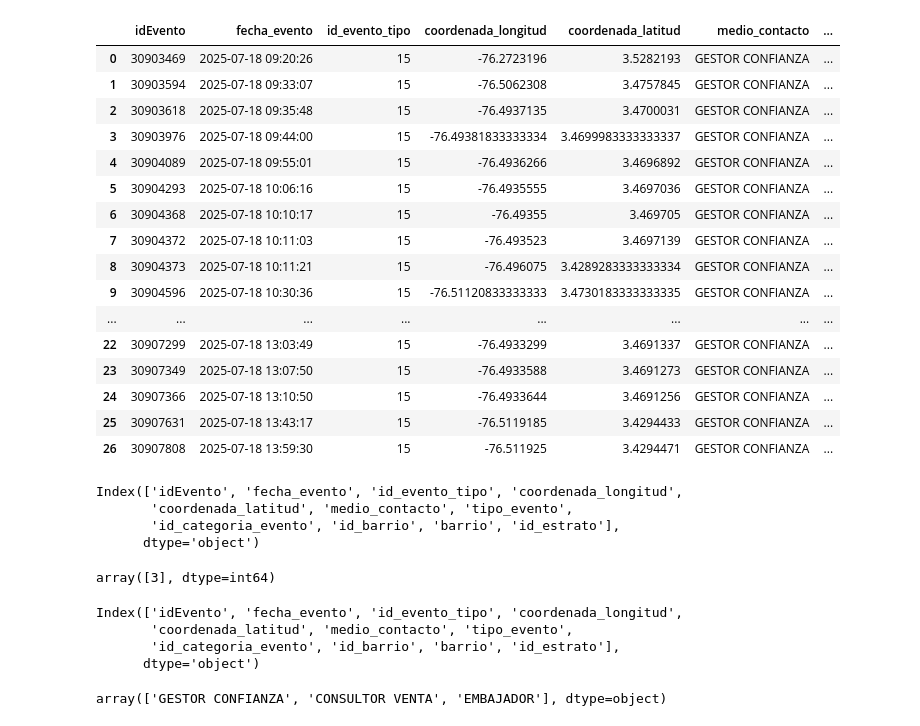
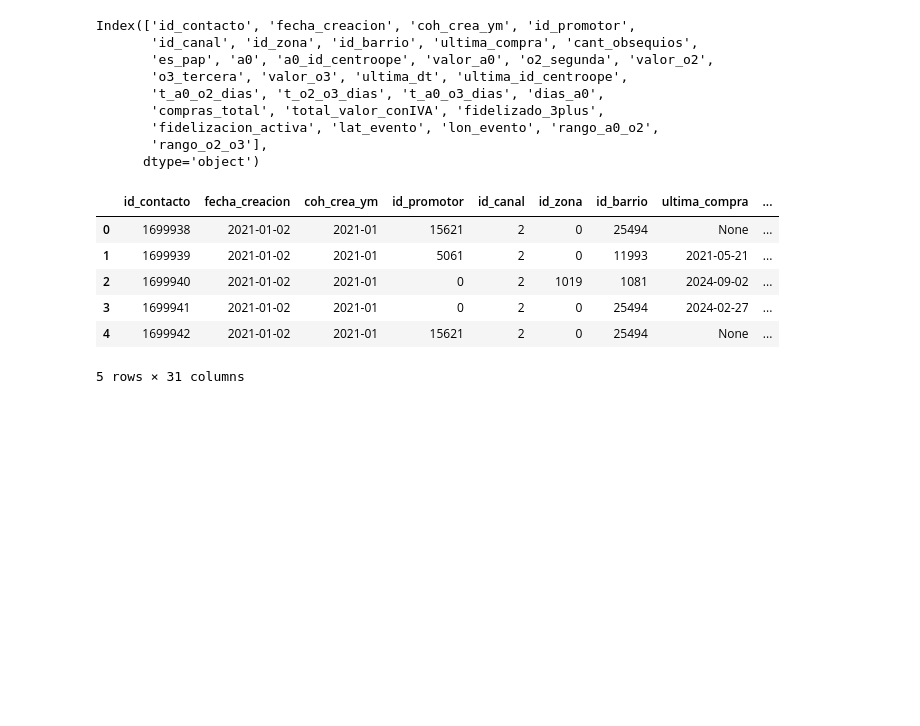
Before and after one commit to DevelopTatiendo/MAPAS_TA_DEV_1, a Jupyter notebook: pruebas/p2.ipynb, the cells around one changed output. Drawn from its saved outputs; the diff is of its cells as text; code cells hidden in the pictures; blank space fills up the shorter version.

```diff
--- a/pruebas/p2.ipynb
+++ b/pruebas/p2.ipynb
@@ -56,22 +0,0 @@ def consultar_muestras_db(centroope, fecha_inicio, fecha_fin):
-# %%
-df = consultar_muestras_db(centroope=2, fecha_inicio='2025-07-18', fecha_fin='2025-07-18')
-  #      AND (e.id_evento_tipo = 10 or e.id_evento_tipo = 12 or e.id_evento_tipo = 14 or e.id_evento_tipo = 53 or e.id_evento_tipo=63 or e.id_evento_tipo=46 )
-df
-# %% [output]
-|  | idEvento | fecha_evento | id_evento_tipo | coordenada_longitud | coordenada_latitud | medio_contacto | ... |
-| 0 | 30903469 | 2025-07-18 09:20:26 | 15 | -76.2723196 | 3.5282193 | GESTOR CONFIANZA | ... |
-| 1 | 30903594 | 2025-07-18 09:33:07 | 15 | -76.5062308 | 3.4757845 | GESTOR CONFIANZA | ... |
-| 2 | 30903618 | 2025-07-18 09:35:48 | 15 | -76.4937135 | 3.4700031 | GESTOR CONFIANZA | ... |
-| 3 | 30903976 | 2025-07-18 09:44:00 | 15 | -76.49381833333334 | 3.4699983333333337 | GESTOR CONFIANZA | ... |
-| 4 | 30904089 | 2025-07-18 09:55:01 | 15 | -76.4936266 | 3.4696892 | GESTOR CONFIANZA | ... |
-| 5 | 30904293 | 2025-07-18 10:06:16 | 15 | -76.4935555 | 3.4697036 | GESTOR CONFIANZA | ... |
-| 6 | 30904368 | 2025-07-18 10:10:17 | 15 | -76.49355 | 3.469705 | GESTOR CONFIANZA | ... |
-| 7 | 30904372 | 2025-07-18 10:11:03 | 15 | -76.493523 | 3.4697139 | GESTOR CONFIANZA | ... |
-| 8 | 30904373 | 2025-07-18 10:11:21 | 15 | -76.496075 | 3.4289283333333334 | GESTOR CONFIANZA | ... |
-| 9 | 30904596 | 2025-07-18 10:30:36 | 15 | -76.51120833333333 | 3.4730183333333335 | GESTOR CONFIANZA | ... |
-| ... | ... | ... | ... | ... | ... | ... | ... |
-| 22 | 30907299 | 2025-07-18 13:03:49 | 15 | -76.4933299 | 3.4691337 | GESTOR CONFIANZA | ... |
-| 23 | 30907349 | 2025-07-18 13:07:50 | 15 | -76.4933588 | 3.4691273 | GESTOR CONFIANZA | ... |
-| 24 | 30907366 | 2025-07-18 13:10:50 | 15 | -76.4933644 | 3.4691256 | GESTOR CONFIANZA | ... |
-| 25 | 30907631 | 2025-07-18 13:43:17 | 15 | -76.5119185 | 3.4294433 | GESTOR CONFIANZA | ... |
-| 26 | 30907808 | 2025-07-18 13:59:30 | 15 | -76.511925 | 3.4294471 | GESTOR CONFIANZA | ... |
@@ -78,20 +466,21 @@ df
 # %%
+df=consulta_1()
 print(df.columns)
-df['id_categoria_evento'].unique()
+df
 # %% [output]
-Index(['idEvento', 'fecha_evento', 'id_evento_tipo', 'coordenada_longitud',
-       'coordenada_latitud', 'medio_contacto', 'tipo_evento',
-       'id_categoria_evento', 'id_barrio', 'barrio', 'id_estrato'],
+Index(['id_contacto', 'fecha_creacion', 'coh_crea_ym', 'id_promotor',
+       'id_canal', 'id_zona', 'id_barrio', 'ultima_compra', 'cant_obsequios',
+       'es_pap', 'a0', 'a0_id_centroope', 'valor_a0', 'o2_segunda', 'valor_o2',
+       'o3_tercera', 'valor_o3', 'ultima_dt', 'ultima_id_centroope',
+       't_a0_o2_dias', 't_o2_o3_dias', 't_a0_o3_dias', 'dias_a0',
+       'compras_total', 'total_valor_conIVA', 'fidelizado_3plus',
+       'fidelizacion_activa', 'lat_evento', 'lon_evento', 'rango_a0_o2',
+       'rango_o2_o3'],
       dtype='object')
+|  | id_contacto | fecha_creacion | coh_crea_ym | id_promotor | id_canal | id_zona | id_barrio | ultima_compra | ... |
+| 0 | 1699938 | 2021-01-02 | 2021-01 | 15621 | 2 | 0 | 25494 | None | ... |
+| 1 | 1699939 | 2021-01-02 | 2021-01 | 5061 | 2 | 0 | 11993 | 2021-05-21 | ... |
+| 2 | 1699940 | 2021-01-02 | 2021-01 | 0 | 2 | 1019 | 1081 | 2024-09-02 | ... |
+| 3 | 1699941 | 2021-01-02 | 2021-01 | 0 | 2 | 0 | 25494 | 2024-02-27 | ... |
+| 4 | 1699942 | 2021-01-02 | 2021-01 | 15621 | 2 | 0 | 25494 | None | ... |
-array([3], dtype=int64)
+5 rows × 31 columns
-# %%
-df.columns
-# %% [output]
-Index(['idEvento', 'fecha_evento', 'id_evento_tipo', 'coordenada_longitud',
-       'coordenada_latitud', 'medio_contacto', 'tipo_evento',
-       'id_categoria_evento', 'id_barrio', 'barrio', 'id_estrato'],
-      dtype='object')
-# %%
-df["medio_contacto"].unique()
-# %% [output]
-array(['GESTOR CONFIANZA', 'CONSULTOR VENTA', 'EMBAJADOR'], dtype=object)
```
Also changed, not shown: parts of 12 cells of this notebook, 1 other file.
